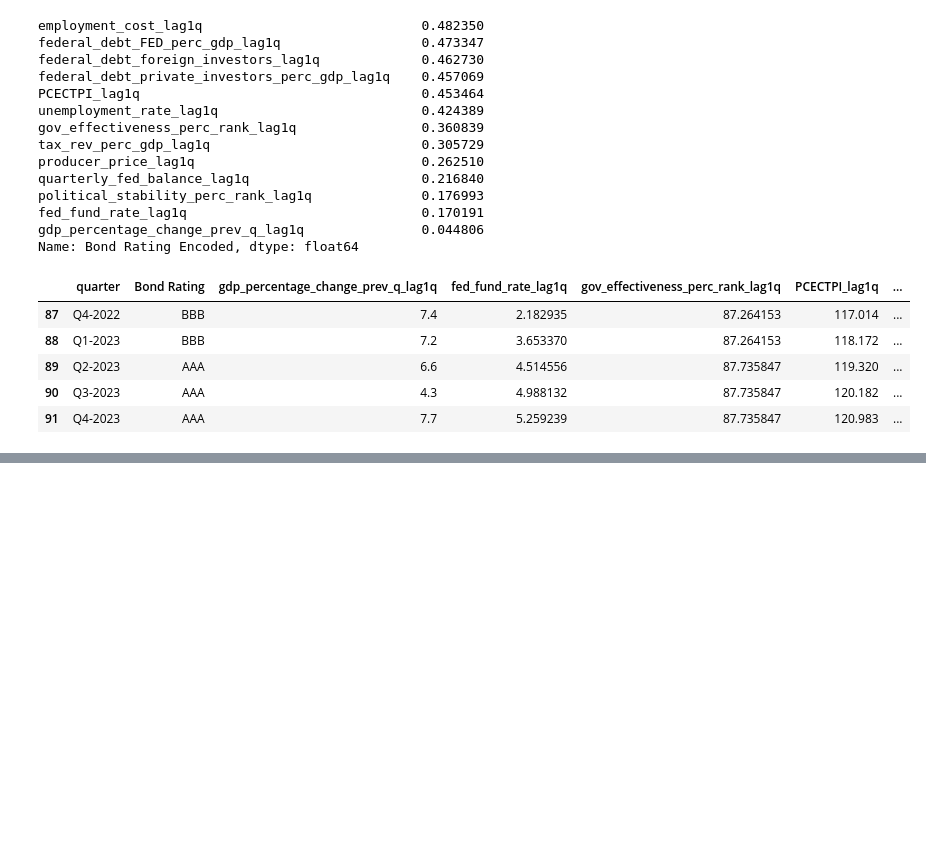
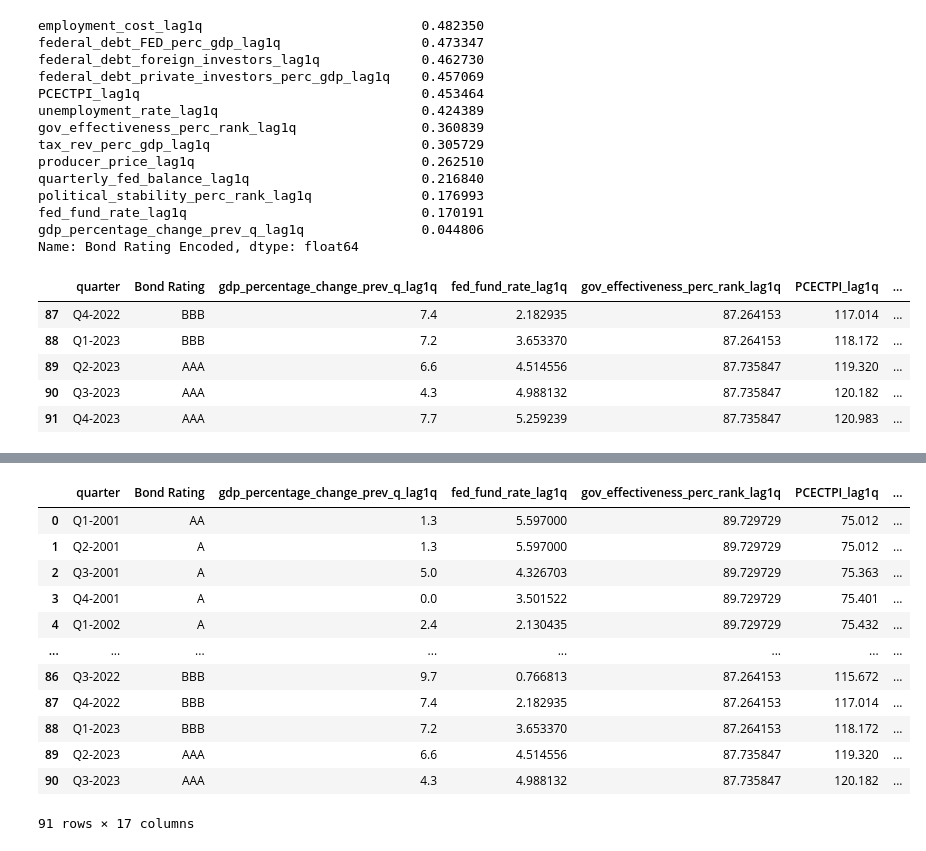
Before and after one commit to maudlcrf/risk_and_fraud, a Jupyter notebook: Modeling/prediction.ipynb, the cells around one changed output, grey strips where cells are left out. Drawn from its saved outputs; the diff is of its cells as text; code cells hidden in the pictures; blank space fills up the shorter version.

```diff
--- a/Modeling/prediction.ipynb
+++ b/Modeling/prediction.ipynb
@@ -17,27 +17,3 @@ merged_1
 | 90 | Q3-2023 | 7.7 | 5.259239 | 87.735847 | 120.983 | -100836.241845 | ... |
 | 91 | Q4-2023 | 4.8 | 5.330000 | 87.735847 | 121.480 | -169980.322779 | ... |
 92 rows × 15 columns
-# %%
-import pandas as pd
-import numpy as np
-
-# Replace placeholder missing values (e.g., '..') with np.nan
-merged_1.replace({'..': np.nan}, inplace=True)
-
-# Define a function to fill missing values with the mean of the previous two values
-def fill_with_mean_of_previous_two(series):
-    series = series.copy()  # Work on a copy to avoid inplace modifications
-    for i in range(len(series)):
-        if pd.isna(series[i]):
-            if i >= 2:
-                series[i] = (series[i - 1] + series[i - 2]) / 2
-            elif i >= 1:  # If only one previous value exists
-                series[i] = series[i - 1]
-    return series
-
-# Apply the function to numeric columns only
-for col in merged_1.select_dtypes(include=['float64', 'int64']).columns:
-    merged_1[col] = fill_with_mean_of_previous_two(merged_1[col])
-
-# Save the updated DataFrame
-merged_1.to_csv("../US_Datasets/merged_us.csv", index=False)
@@ -276,0 +193,16 @@ Predicted Bond Rating for Q1 2024: AAA
+# %%
+data
+# %% [output]
+|  | quarter | Bond Rating | gdp_percentage_change_prev_q_lag1q | fed_fund_rate_lag1q | gov_effectiveness_perc_rank_lag1q | PCECTPI_lag1q | ... |
+| 0 | Q1-2001 | AA | 1.3 | 5.597000 | 89.729729 | 75.012 | ... |
+| 1 | Q2-2001 | A | 1.3 | 5.597000 | 89.729729 | 75.012 | ... |
+| 2 | Q3-2001 | A | 5.0 | 4.326703 | 89.729729 | 75.363 | ... |
+| 3 | Q4-2001 | A | 0.0 | 3.501522 | 89.729729 | 75.401 | ... |
+| 4 | Q1-2002 | A | 2.4 | 2.130435 | 89.729729 | 75.432 | ... |
+| ... | ... | ... | ... | ... | ... | ... | ... |
+| 86 | Q3-2022 | BBB | 9.7 | 0.766813 | 87.264153 | 115.672 | ... |
+| 87 | Q4-2022 | BBB | 7.4 | 2.182935 | 87.264153 | 117.014 | ... |
+| 88 | Q1-2023 | BBB | 7.2 | 3.653370 | 87.264153 | 118.172 | ... |
+| 89 | Q2-2023 | AAA | 6.6 | 4.514556 | 87.735847 | 119.320 | ... |
+| 90 | Q3-2023 | AAA | 4.3 | 4.988132 | 87.735847 | 120.182 | ... |
+91 rows × 17 columns
```
Also changed, not shown: parts of 5 cells of this notebook, 2 other files.
